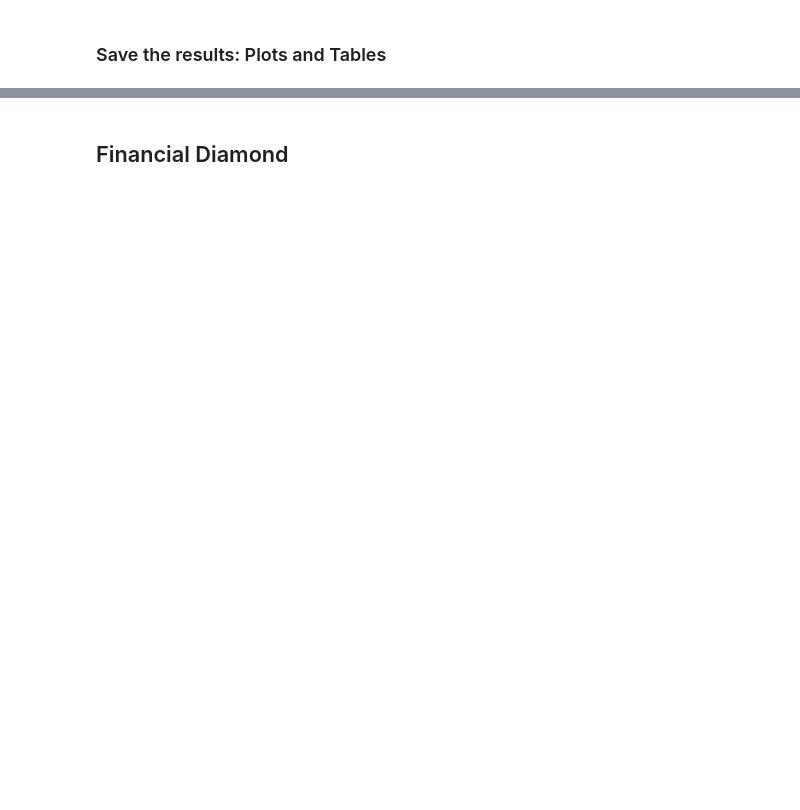
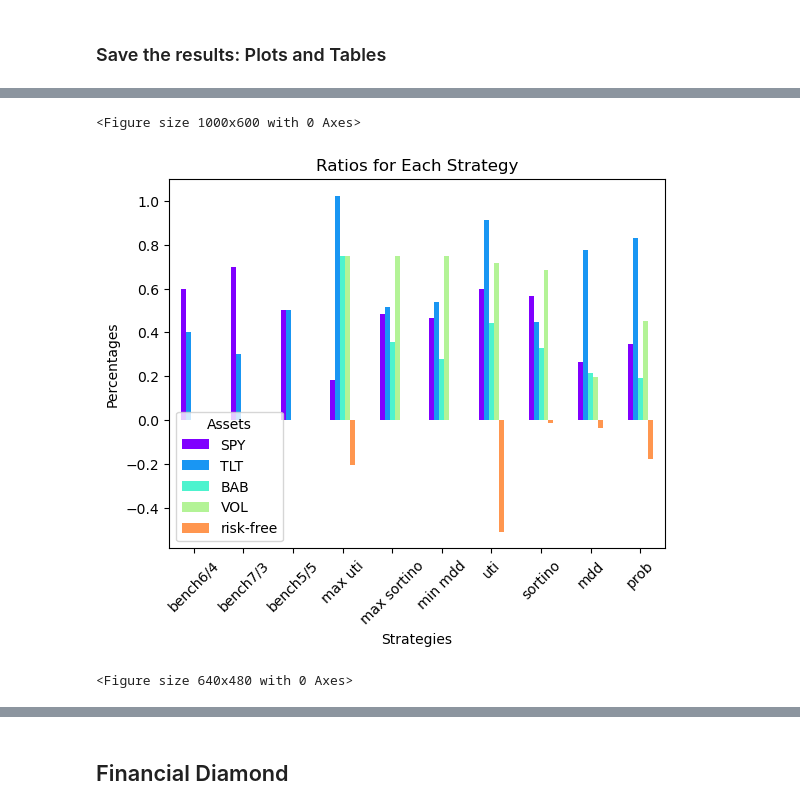
Before and after one commit to fxn-thu/FIN535-Final-23F, a Jupyter notebook: Q1.ipynb, the cells around one changed output, grey strips where cells are left out. Saved outputs shown, nothing was run; the diff lists cells and outputs as text; code cells hidden in the pictures; blank space fills up the shorter version.

```diff
--- a/Q1.ipynb
+++ b/Q1.ipynb
@@ -189,0 +207,13 @@ ratios
+# %%
+plt.figure(figsize=(10,6))
+df.plot.bar(rot = 45, color = colors)
+plt.xlabel('Strategies')
+plt.ylabel('Percentages')
+plt.title('Ratios for Each Strategy')
+plt.legend(title='Assets', loc='lower left')
+plt.show()
+plt.savefig('./plots/all_strat_alloc_ratios_grouped.png')
+# %% [output]
+<Figure size 1000x600 with 0 Axes>
+[figure, added]
+<Figure size 640x480 with 0 Axes>
```
Also changed, not shown: parts of 12 cells of this notebook, 11 other files.
